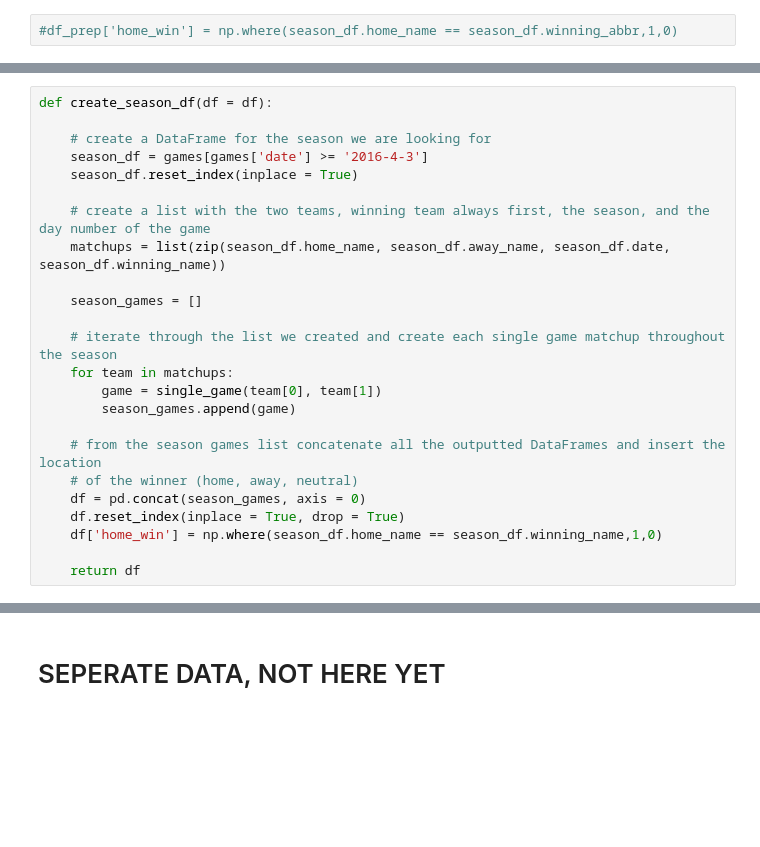
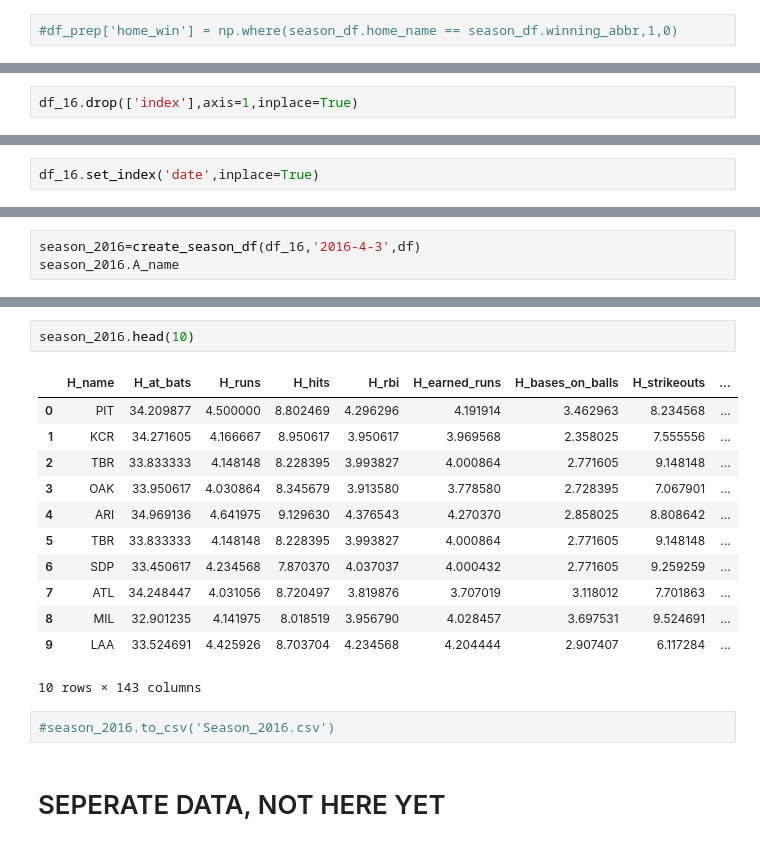
Before and after one commit to MatthewR1021/MLB_Classification, a Jupyter notebook: MLB_research.ipynb, the cells around one changed output, grey strips where cells are left out. Saved outputs shown, nothing was run; the diff lists cells and outputs as text; blank space fills up the shorter version.

```diff
--- a/MLB_research.ipynb
+++ b/MLB_research.ipynb
@@ -556,24 +554,0 @@ Name: home_win, dtype: int64
-# %%
-def create_season_df(df = df):
-
-    # create a DataFrame for the season we are looking for
-    season_df = games[games['date'] >= '2016-4-3']
-    season_df.reset_index(inplace = True)
-
-    # create a list with the two teams, winning team always first, the season, and the day number of the game
-    matchups = list(zip(season_df.home_name, season_df.away_name, season_df.date, season_df.winning_name))
-
-    season_games = []
-
-    # iterate through the list we created and create each single game matchup throughout the season
-    for team in matchups:
-        game = single_game(team[0], team[1])
-        season_games.append(game)
-
-    # from the season games list concatenate all the outputted DataFrames and insert the location
-    # of the winner (home, away, neutral)
-    df = pd.concat(season_games, axis = 0)
-    df.reset_index(inplace = True, drop = True)
-    df['home_win'] = np.where(season_df.home_name == season_df.winning_name,1,0)
-
-    return df
@@ -579,0 +574,2 @@ def create_season_df(df = df):
+# %%
+df_16.drop(['index'],axis=1,inplace=True)
@@ -579,0 +588,2 @@ def create_season_df(df = df):
+# %%
+df_16.set_index('date',inplace=True)
@@ -579,0 +655,3 @@ def create_season_df(df = df):
+# %%
+season_2016=create_season_df(df_16,'2016-4-3',df)
+season_2016.A_name
@@ -580,3 +681,20 @@ def create_season_df(df = df):
+# %%
+season_2016.head(10)
+# %% [output]
+|  | H_name | H_at_bats | H_runs | H_hits | H_rbi | H_earned_runs | H_bases_on_balls | H_strikeouts | ... |
+| 0 | PIT | 34.209877 | 4.500000 | 8.802469 | 4.296296 | 4.191914 | 3.462963 | 8.234568 | ... |
+| 1 | KCR | 34.271605 | 4.166667 | 8.950617 | 3.950617 | 3.969568 | 2.358025 | 7.555556 | ... |
+| 2 | TBR | 33.833333 | 4.148148 | 8.228395 | 3.993827 | 4.000864 | 2.771605 | 9.148148 | ... |
+| 3 | OAK | 33.950617 | 4.030864 | 8.345679 | 3.913580 | 3.778580 | 2.728395 | 7.067901 | ... |
+| 4 | ARI | 34.969136 | 4.641975 | 9.129630 | 4.376543 | 4.270370 | 2.858025 | 8.808642 | ... |
+| 5 | TBR | 33.833333 | 4.148148 | 8.228395 | 3.993827 | 4.000864 | 2.771605 | 9.148148 | ... |
+| 6 | SDP | 33.450617 | 4.234568 | 7.870370 | 4.037037 | 4.000432 | 2.771605 | 9.259259 | ... |
+| 7 | ATL | 34.248447 | 4.031056 | 8.720497 | 3.819876 | 3.707019 | 3.118012 | 7.701863 | ... |
+| 8 | MIL | 32.901235 | 4.141975 | 8.018519 | 3.956790 | 4.028457 | 3.697531 | 9.524691 | ... |
+| 9 | LAA | 33.524691 | 4.425926 | 8.703704 | 4.234568 | 4.204444 | 2.907407 | 6.117284 | ... |
+10 rows × 143 columns
+# %%
+#season_2016.to_csv('Season_2016.csv')
 # %% [markdown]
 # SEPERATE DATA, NOT HERE YET
 # %%
```
Also changed, not shown: parts of 17 cells of this notebook, 3 other files.
